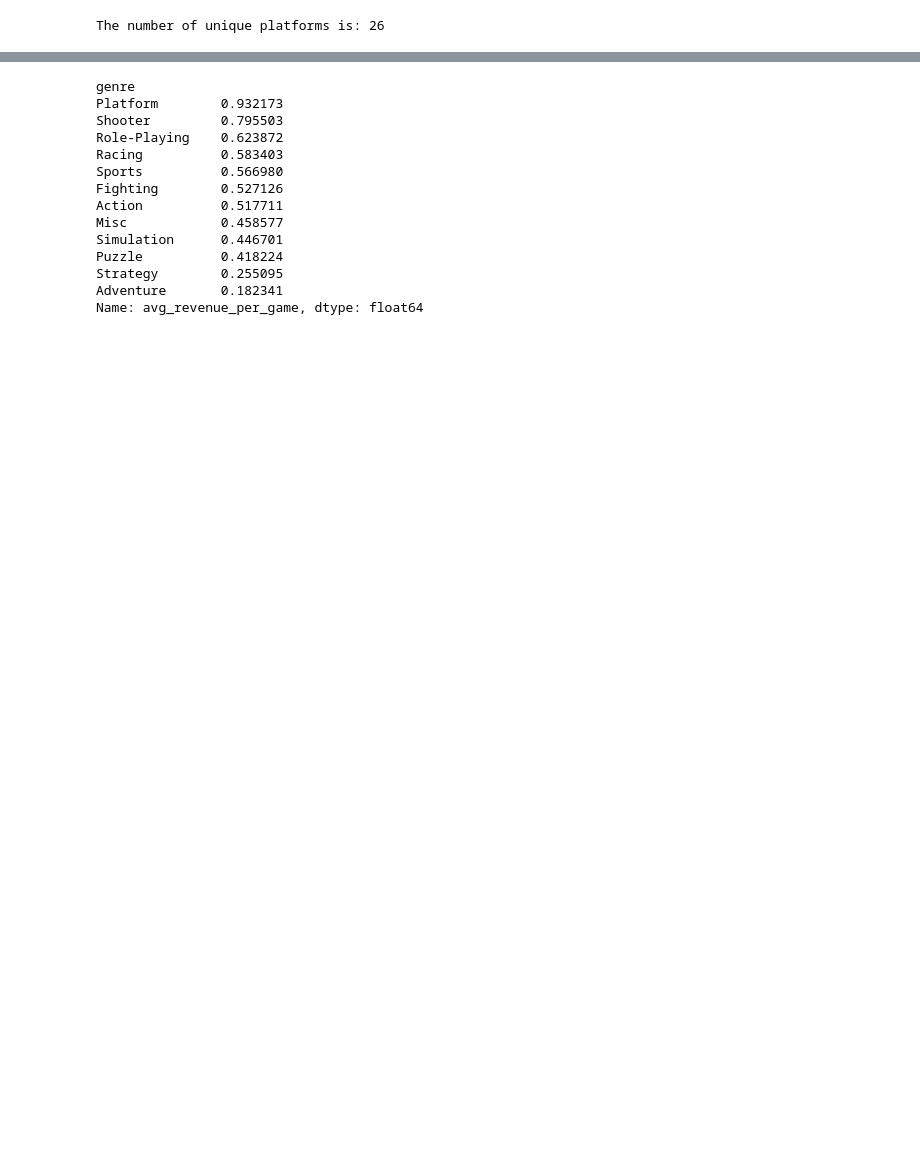
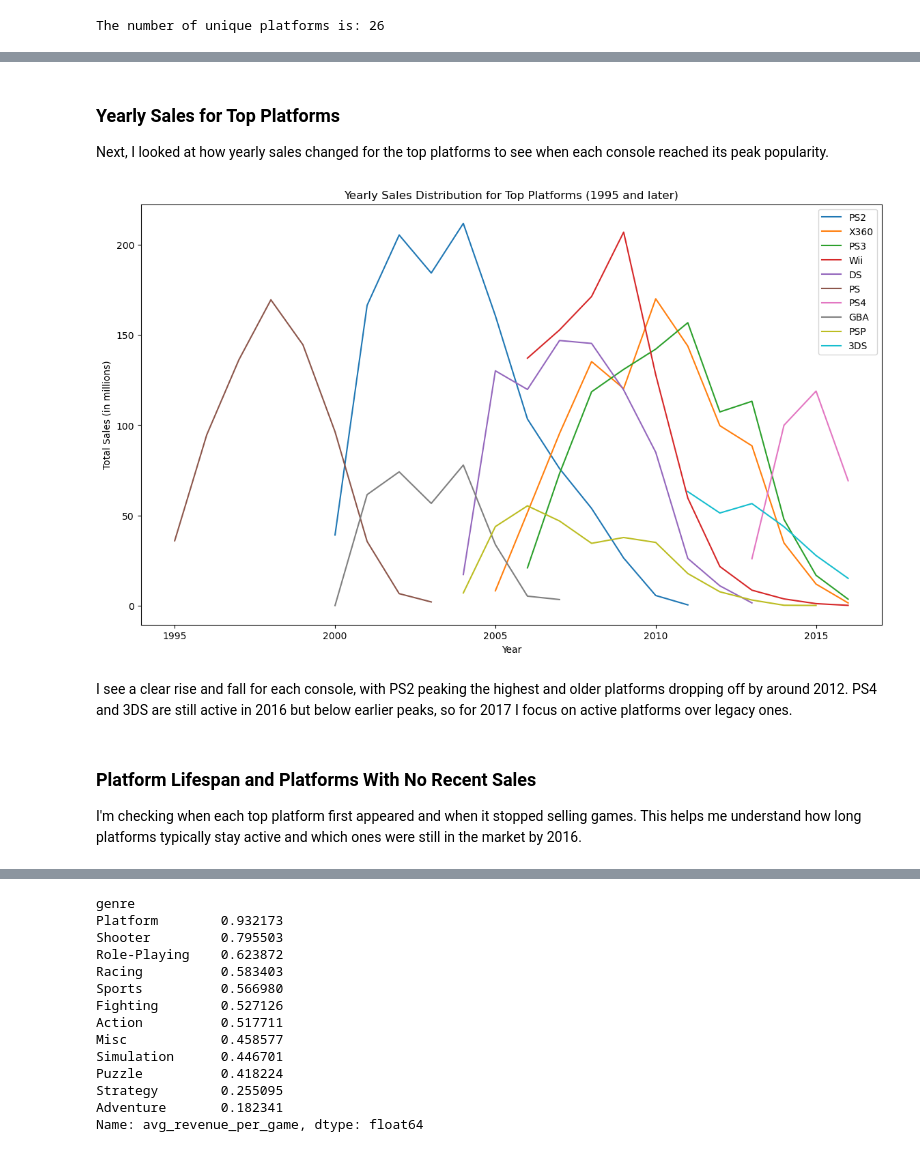
Before and after one commit to joecre/video-game-sales-analysis, a Jupyter notebook: video_game_sales_analysis.ipynb, the cells around one changed output, grey strips where cells are left out. Saved outputs shown, nothing was run; the diff lists cells and outputs as text; code cells hidden in the pictures; blank space fills up the shorter version.

```diff
--- a/video_game_sales_analysis.ipynb
+++ b/video_game_sales_analysis.ipynb
@@ -528,0 +257,25 @@ Wii critic score correlation (-0.326) indicates a moderate negative correlation
+# %% [markdown]
+### Yearly Sales for Top Platforms
+
+Next, I looked at how yearly sales changed for the top platforms to see when each console reached its peak popularity.
+# %%
+# Plot sales distribution for each year for the top platforms after 1995
+plt.figure(figsize=(14, 8))
+for platform in filtered_top_platforms.index:
+    platform_data = filtered_top_platforms_data[filtered_top_platforms_data['platform'] == platform]
+    yearly_sales = platform_data.groupby('year_of_release')[sales_columns].sum()
+    yearly_sales['total_sales'] = yearly_sales.sum(axis=1)
+    plt.plot(yearly_sales.index, yearly_sales['total_sales'], label=platform)
+
+plt.xlabel('Year')
+plt.ylabel('Total Sales (in millions)')
+plt.title('Yearly Sales Distribution for Top Platforms (1995 and later)')
+plt.legend()
+plt.show()
+# %% [output]
+[figure, added]
+# %% [markdown]
+I see a clear rise and fall for each console, with PS2 peaking the highest and older platforms dropping off by around 2012. PS4 and 3DS are still active in 2016 but below earlier peaks, so for 2017 I focus on active platforms over legacy ones.
+# %% [markdown]
+### Platform Lifespan and Platforms With No Recent Sales
+I'm checking when each top platform first appeared and when it stopped selling games. This helps me understand how long platforms typically stay active and which ones were still in the market by 2016.
```
Also changed, not shown: parts of 98 cells of this notebook.
